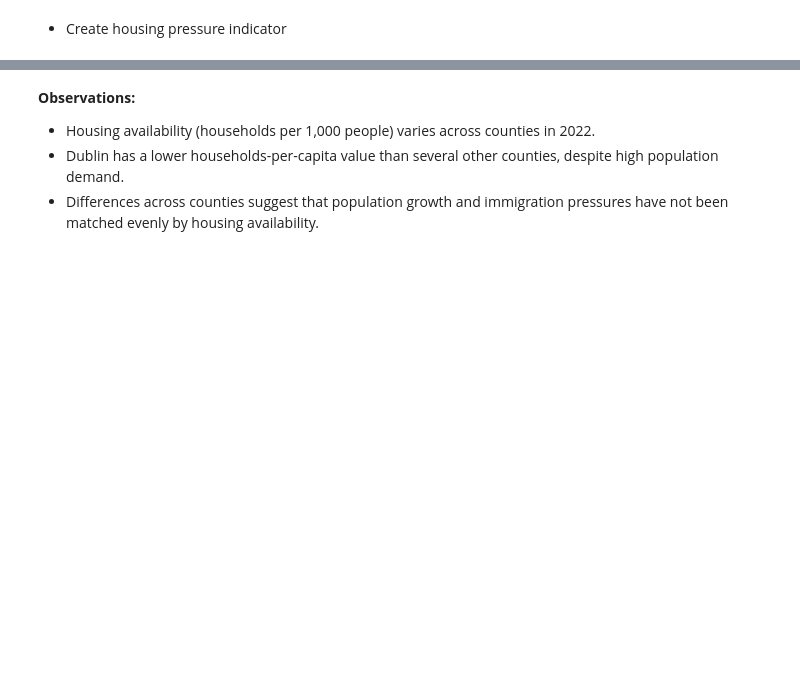
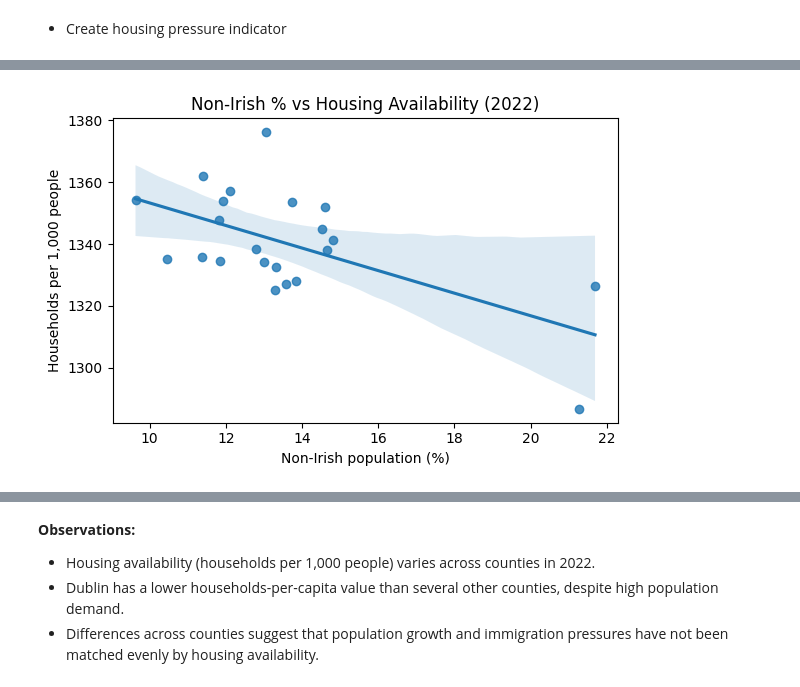
Before and after one commit to elainecazetta/programming-for-data-analytics, a Jupyter notebook: project/census_analysis.ipynb, the cells around one changed output, grey strips where cells are left out. Cells and saved outputs as stored; diff of their text form; code cells hidden in the pictures; blank space fills up the shorter version.

```diff
--- a/project/census_analysis.ipynb
+++ b/project/census_analysis.ipynb
@@ -780,0 +819,16 @@ plt.show()
+# %%
+# Do counties with higher Non-Irish % also have more households per 1,000 people?
+plt.figure(figsize=(6, 4))
+sns.regplot(
+    data=s2022,
+    x="Non_Irish_%",
+    y="Households_per_1000",
+    scatter_kws={"alpha": 0.8}
+)
+plt.title("Non-Irish % vs Housing Availability (2022)")
+plt.xlabel("Non-Irish population (%)")
+plt.ylabel("Households per 1,000 people")
+plt.tight_layout()
+plt.show()
+# %% [output]
+[figure, added]
```
Also changed, not shown: parts of 13 cells of this notebook.
